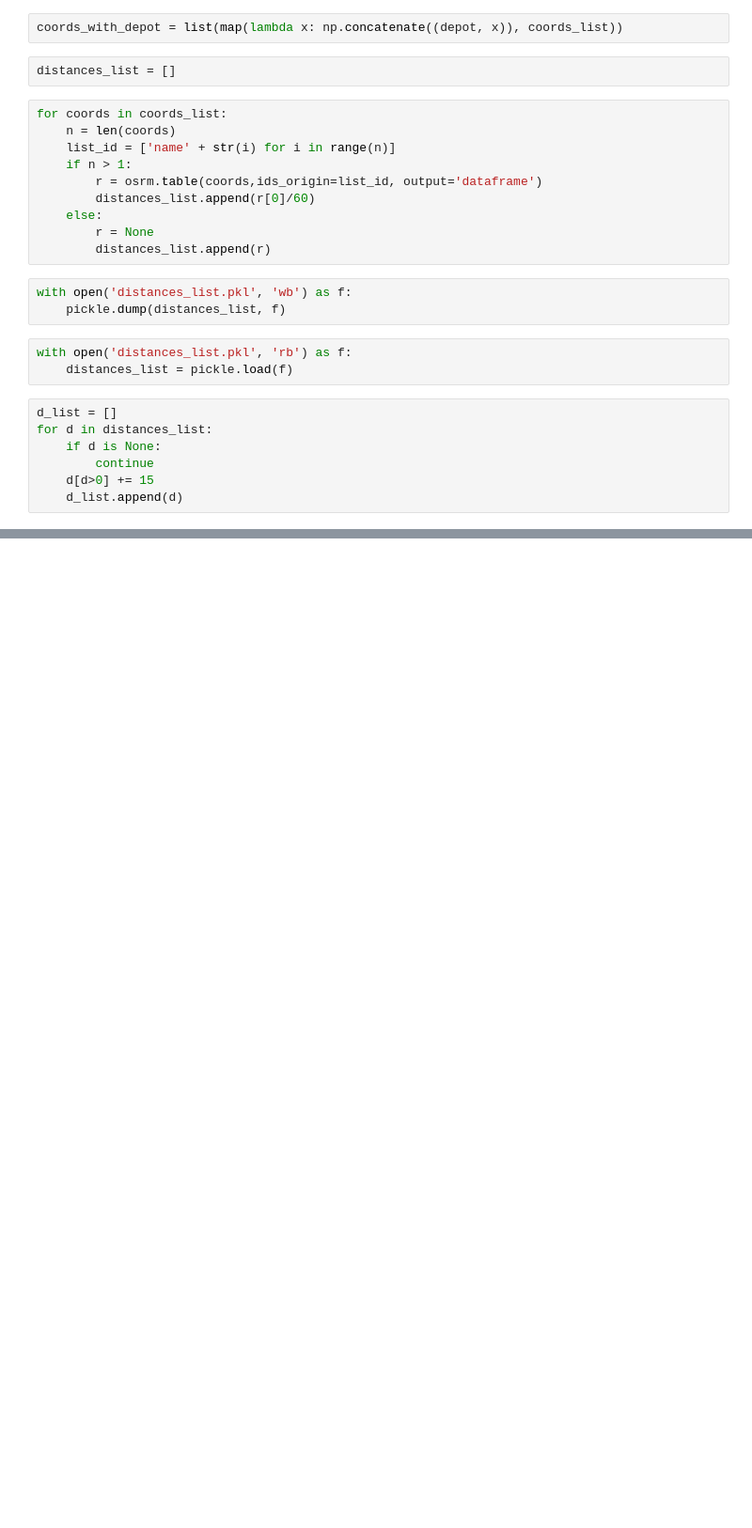
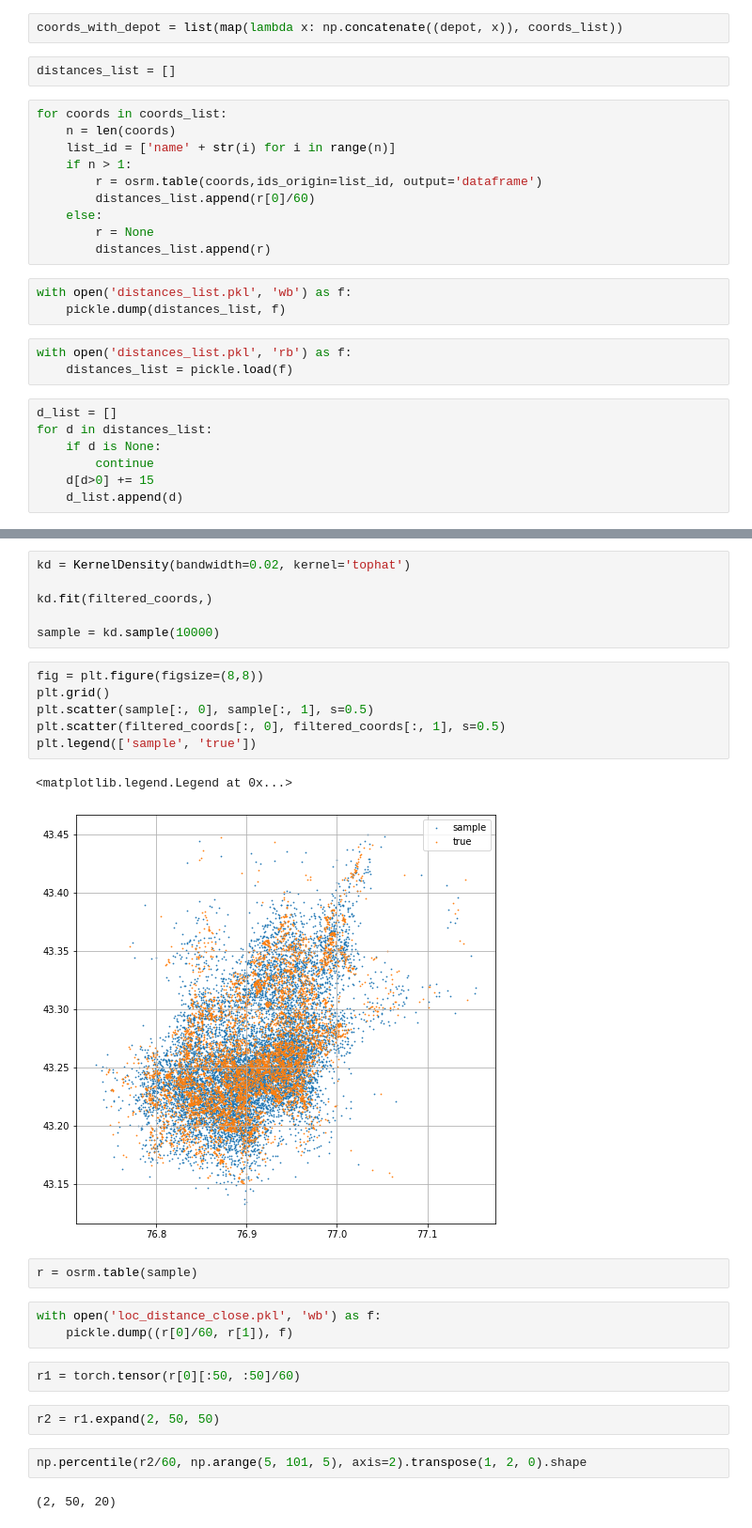
Before and after one commit to Arssel/CMC6, a Jupyter notebook: Alamti.ipynb, the cells around one changed output, grey strips where cells are left out. Shown at 94% size. Drawn from its saved outputs; the diff is of its cells as text; blank space fills up the shorter version.

```diff
--- a/Alamti.ipynb
+++ b/Alamti.ipynb
@@ -594,0 +618,28 @@ for d in distances_list:
+# %%
+kd = KernelDensity(bandwidth=0.02, kernel='tophat')
+
+kd.fit(filtered_coords,)
+
+sample = kd.sample(10000)
+# %%
+fig = plt.figure(figsize=(8,8))
+plt.grid()
+plt.scatter(sample[:, 0], sample[:, 1], s=0.5)
+plt.scatter(filtered_coords[:, 0], filtered_coords[:, 1], s=0.5)
+plt.legend(['sample', 'true'])
+# %% [output]
+<matplotlib.legend.Legend at 0x...>
+[figure, added]
+# %%
+r = osrm.table(sample)
+# %%
+with open('loc_distance_close.pkl', 'wb') as f:
+    pickle.dump((r[0]/60, r[1]), f)
+# %%
+r1 = torch.tensor(r[0][:50, :50]/60)
+# %%
+r2 = r1.expand(2, 50, 50)
+# %%
+np.percentile(r2/60, np.arange(5, 101, 5), axis=2).transpose(1, 2, 0).shape
+# %% [output]
+(2, 50, 20)
```
Also changed, not shown: parts of 30 cells of this notebook, 16 other files.
